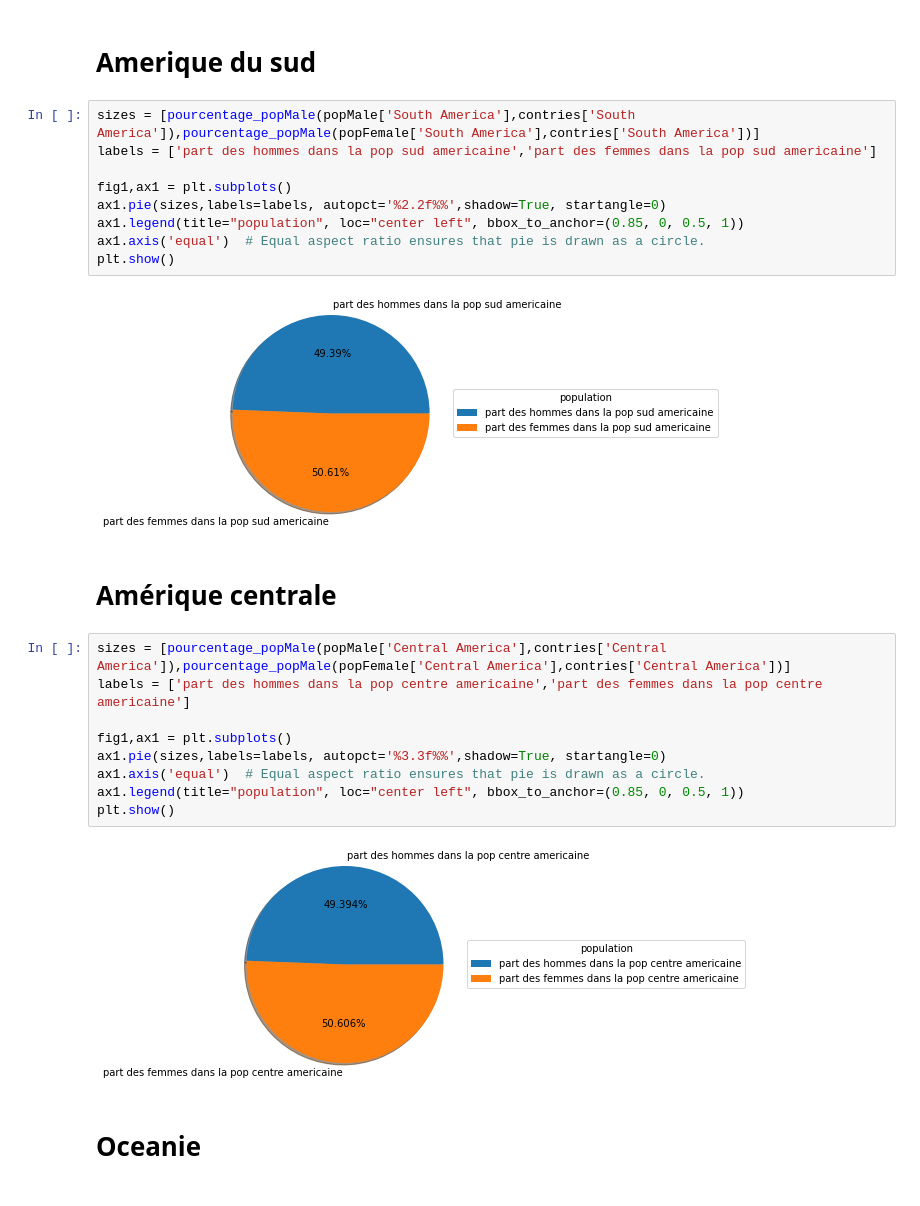
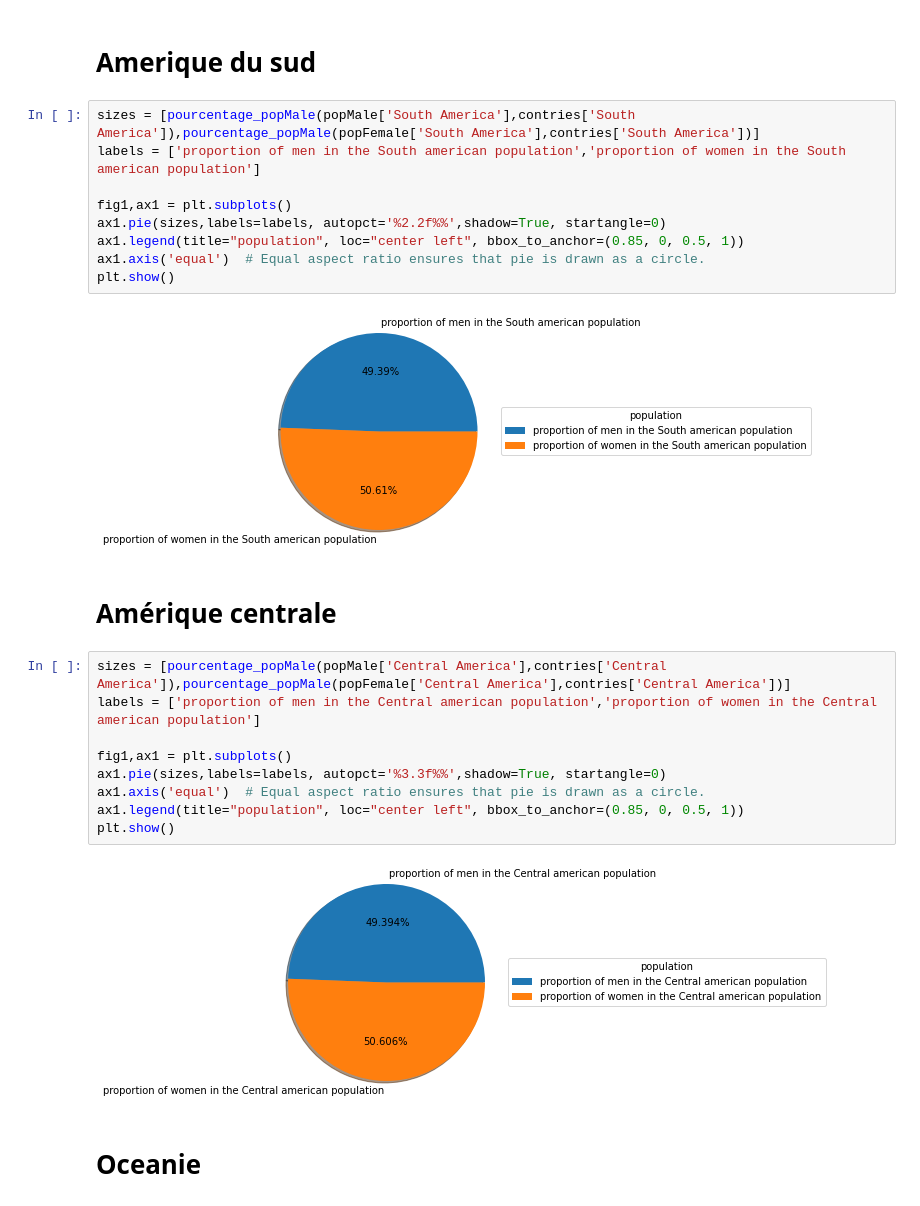
Before and after one commit to Bakemono-san/analyse-de-la-population-mondiale, a Jupyter notebook: Analyse de la population mondiale.ipynb, the cells around one changed output. Saved outputs shown, nothing was run; the diff lists cells and outputs as text.

```diff
--- a/Analyse de la population mondiale.ipynb
+++ b/Analyse de la population mondiale.ipynb
@@ -232,20 +222,20 @@ plt.show()
 # Amerique du sud
 # %%
 sizes = [pourcentage_popMale(popMale['South America'],contries['South America']),pourcentage_popMale(popFemale['South America'],contries['South America'])]
-labels = ['part des hommes dans la pop sud americaine','part des femmes dans la pop sud americaine']
+labels = ['proportion of men in the South american population','proportion of women in the South american population']
 
 fig1,ax1 = plt.subplots()
 ax1.pie(sizes,labels=labels, autopct='%2.2f%%',shadow=True, startangle=0)
 ax1.legend(title="population", loc="center left", bbox_to_anchor=(0.85, 0, 0.5, 1))
 ax1.axis('equal')  # Equal aspect ratio ensures that pie is drawn as a circle.
 plt.show()
 # %% [output]
-[figure, old version]
+[figure, new version]
 # %% [markdown]
 # Amérique centrale
 # %%
 sizes = [pourcentage_popMale(popMale['Central America'],contries['Central America']),pourcentage_popMale(popFemale['Central America'],contries['Central America'])]
-labels = ['part des hommes dans la pop centre americaine','part des femmes dans la pop centre americaine']
+labels = ['proportion of men in the Central american population','proportion of women in the Central american population']
 
 fig1,ax1 = plt.subplots()
 ax1.pie(sizes,labels=labels, autopct='%3.3f%%',shadow=True, startangle=0)
@@ -253,7 +243,7 @@ ax1.axis('equal')  # Equal aspect ratio ensures that pie is drawn as a circle.
 ax1.legend(title="population", loc="center left", bbox_to_anchor=(0.85, 0, 0.5, 1))
 plt.show()
 # %% [output]
-[figure, old version]
+[figure, new version]
 # %% [markdown]
 # Oceanie
 # %%
```
Also changed, not shown: parts of 27 cells of this notebook, 1 other file.
